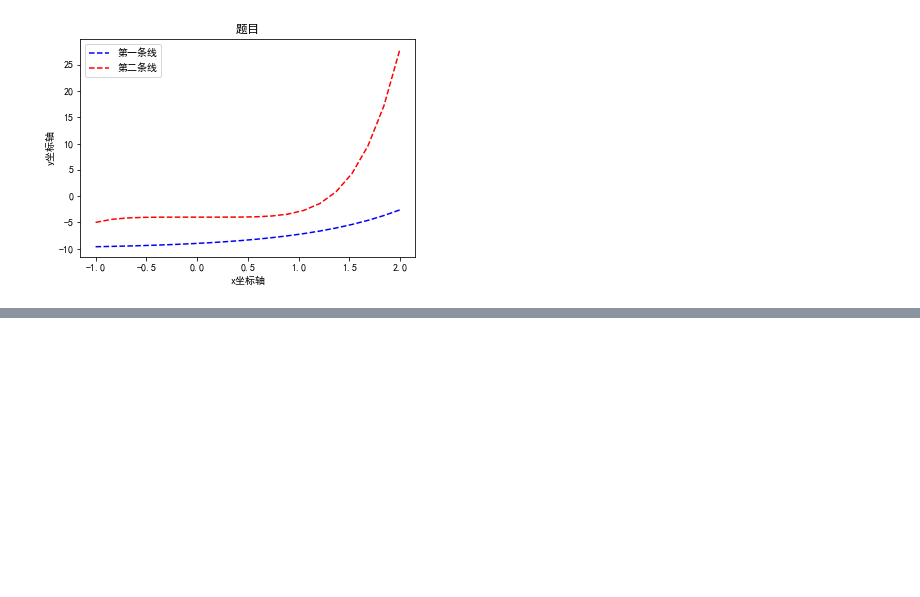
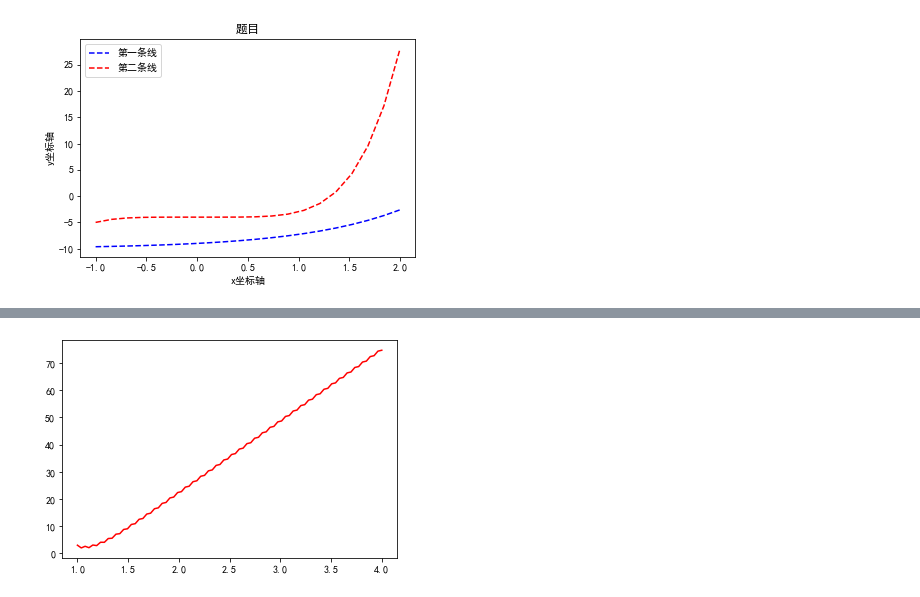
Before and after one commit to hs867785578/MyTest, a Jupyter notebook: plot_中文设置.ipynb, the cells around one changed output, grey strips where cells are left out. Saved outputs shown, nothing was run; the diff lists cells and outputs as text; code cells hidden in the pictures; blank space fills up the shorter version.

```diff
--- a/plot_中文设置.ipynb
+++ b/plot_中文设置.ipynb
@@ -23,0 +36,18 @@ plt.show()
+# %%
+# 平滑函数的作用是将每一个点的值变为 上一个节点*0.8+当前节点*0.2
+def smooth_curve(points, factor=0.8):
+    smoothed_points = []
+    for point in points:
+        if smoothed_points:
+            previous = smoothed_points[-1]
+            # 上一个节点*0.8+当前节点*0.2
+            smoothed_points.append(previous * factor + point * (1 - factor))
+        else:
+            # 添加point
+            smoothed_points.append(point)
+    return smoothed_points
+# %%
+plt.plot(x, smooth_curve(y), 'r-')
+plt.show()
+# %% [output]
+[figure, added]
```
Also changed, not shown: parts of 9 cells of this notebook.
